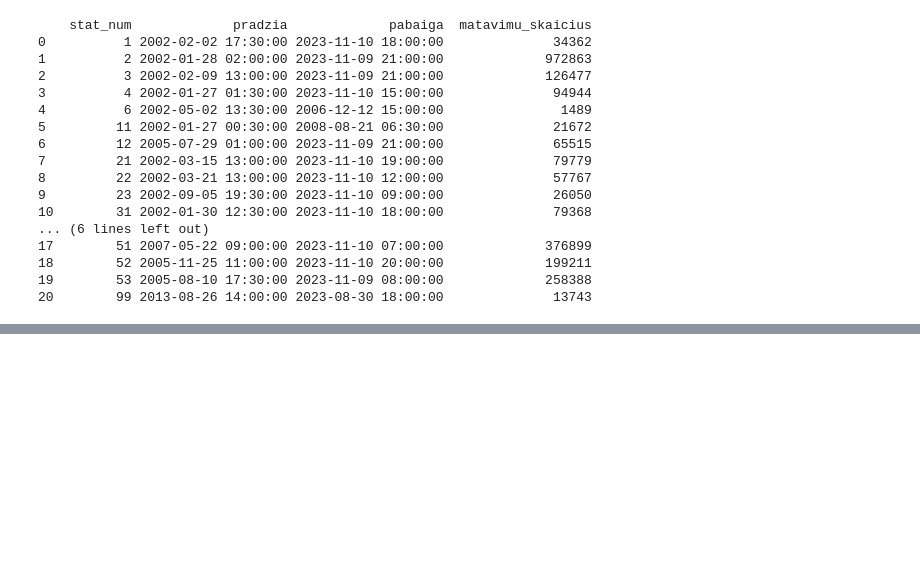
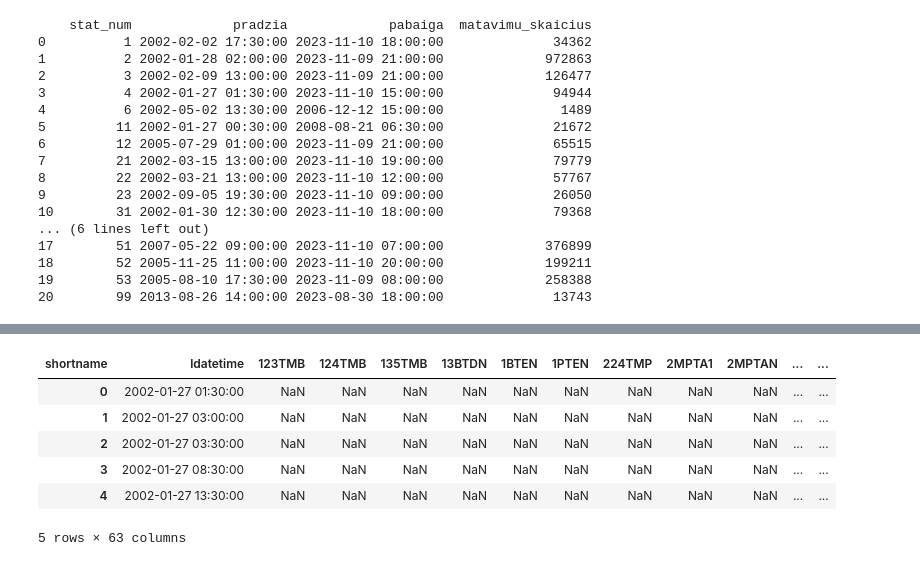
Before and after one commit to rugcer04/Duomenu_mokslo_projektas, a Jupyter notebook: code/python/datasets_prep/air_quality_dataset_prep.ipynb, the cells around one changed output, grey strips where cells are left out. Saved outputs shown, nothing was run; the diff lists cells and outputs as text; code cells hidden in the pictures; blank space fills up the shorter version.

```diff
--- a/code/python/datasets_prep/air_quality_dataset_prep.ipynb
+++ b/code/python/datasets_prep/air_quality_dataset_prep.ipynb
@@ -256,0 +300,3 @@ print(station_summary)
+# %%
+air_quality_data_Vilnius = air_quality_data[air_quality_data['city'] == 'Vilnius']
+air_quality_data_Vilnius.head()
@@ -256,0 +310,17 @@ print(station_summary)
+# %%
+air_quality_data_Vilnius = pd.pivot_table(
+    air_quality_data_Vilnius,
+    index='ldatetime',
+    columns='shortname',
+    values='lvalue'
+).reset_index()
+
+air_quality_data_Vilnius.head()
+# %% [output]
+| shortname | ldatetime | 123TMB | 124TMB | 135TMB | 13BTDN | 1BTEN | 1PTEN | 224TMP | 2MPTA1 | 2MPTAN | ... | ... |
+| 0 | 2002-01-27 01:30:00 | NaN | NaN | NaN | NaN | NaN | NaN | NaN | NaN | NaN | ... | ... |
+| 1 | 2002-01-27 03:00:00 | NaN | NaN | NaN | NaN | NaN | NaN | NaN | NaN | NaN | ... | ... |
+| 2 | 2002-01-27 03:30:00 | NaN | NaN | NaN | NaN | NaN | NaN | NaN | NaN | NaN | ... | ... |
+| 3 | 2002-01-27 08:30:00 | NaN | NaN | NaN | NaN | NaN | NaN | NaN | NaN | NaN | ... | ... |
+| 4 | 2002-01-27 13:30:00 | NaN | NaN | NaN | NaN | NaN | NaN | NaN | NaN | NaN | ... | ... |
+5 rows × 63 columns
```
Also changed, not shown: parts of 12 cells of this notebook.
